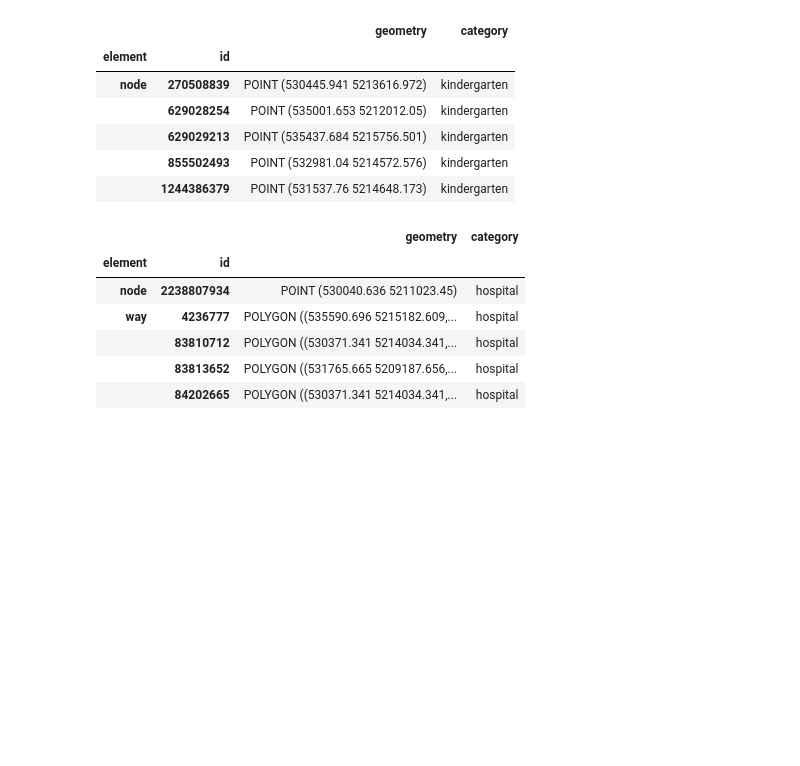
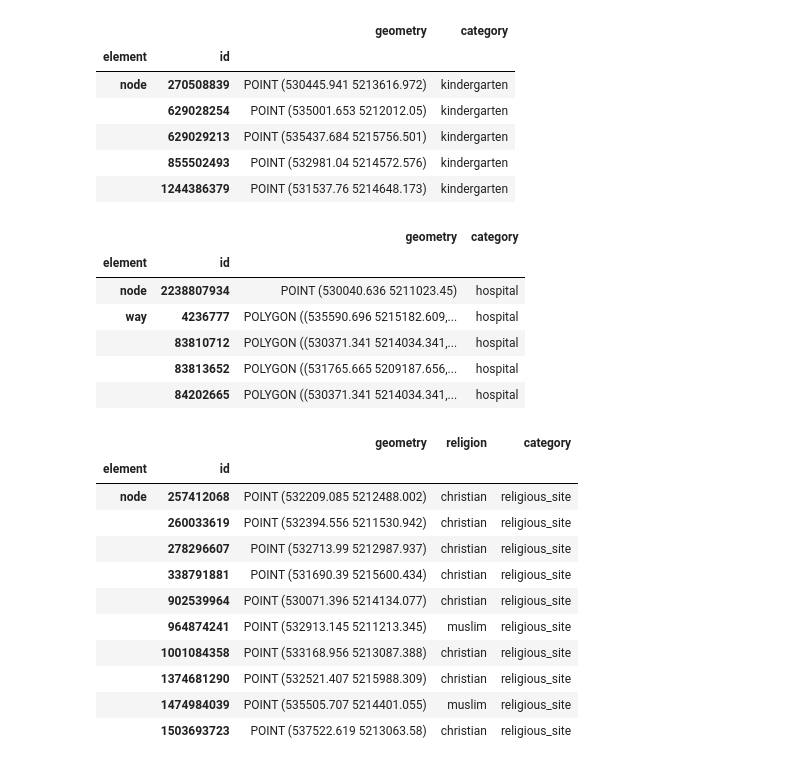
Before and after one commit to ein-wildes-nico/GIS_Analysis2_FinalProject_Paar_Flor_Wallisch, a Jupyter notebook: main.ipynb, the cells around one changed output. Drawn from its saved outputs; the diff is of its cells as text; code cells hidden in the pictures; blank space fills up the shorter version.

```diff
--- a/main.ipynb
+++ b/main.ipynb
@@ -469,7 +469,40 @@ gdf_hospital.head(5)
 |  | 83813652 | POLYGON ((531765.665 5209187.656,... | hospital |
 |  | 84202665 | POLYGON ((530371.341 5214034.341,... | hospital |
 # %%
-#filter churches
+#filter religious sites
+
+tags_religious = {
+    "amenity": ["place_of_worship"]
+}
+
+gdf_religious = ox.features_from_place(
+    PLACE_NAME,
+    tags=tags_religious
+)
+
+# Keep geometry and religion column if present
+cols = ["geometry"]
+if "religion" in gdf_religious.columns:
+    cols.append("religion")
+gdf_religious = gdf_religious[cols].copy()
+gdf_religious["category"] = "religious_site"
+
+# Reproject to UTM zone 33N
+gdf_religious = gdf_religious.to_crs(epsg=32633)
+gdf_religious.head(10)
+# %% [output]
+|  |  | geometry | religion | category |
+| element | id |  |  |  |
+| node | 257412068 | POINT (532209.085 5212488.002) | christian | religious_site |
+|  | 260033619 | POINT (532394.556 5211530.942) | christian | religious_site |
+|  | 278296607 | POINT (532713.99 5212987.937) | christian | religious_site |
+|  | 338791881 | POINT (531690.39 5215600.434) | christian | religious_site |
+|  | 902539964 | POINT (530071.396 5214134.077) | christian | religious_site |
+|  | 964874241 | POINT (532913.145 5211213.345) | muslim | religious_site |
+|  | 1001084358 | POINT (533168.956 5213087.388) | christian | religious_site |
+|  | 1374681290 | POINT (532521.407 5215988.309) | christian | religious_site |
+|  | 1474984039 | POINT (535505.707 5214401.055) | muslim | religious_site |
+|  | 1503693723 | POINT (537522.619 5213063.58) | christian | religious_site |
 # %%
 #filter cemeteries
 tags_cemetery = {
```
Also changed, not shown: parts of 34 cells of this notebook, 21 other files.
